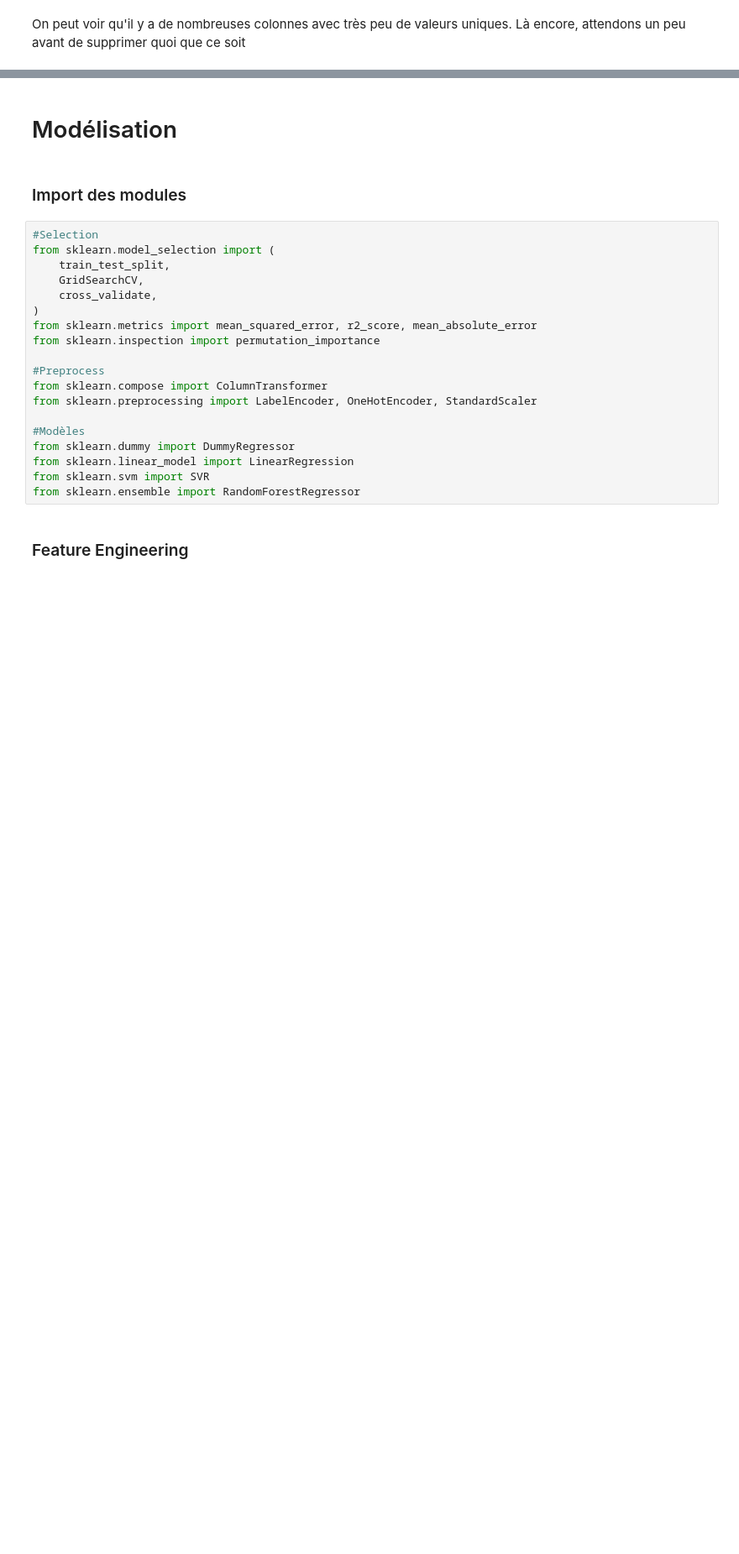
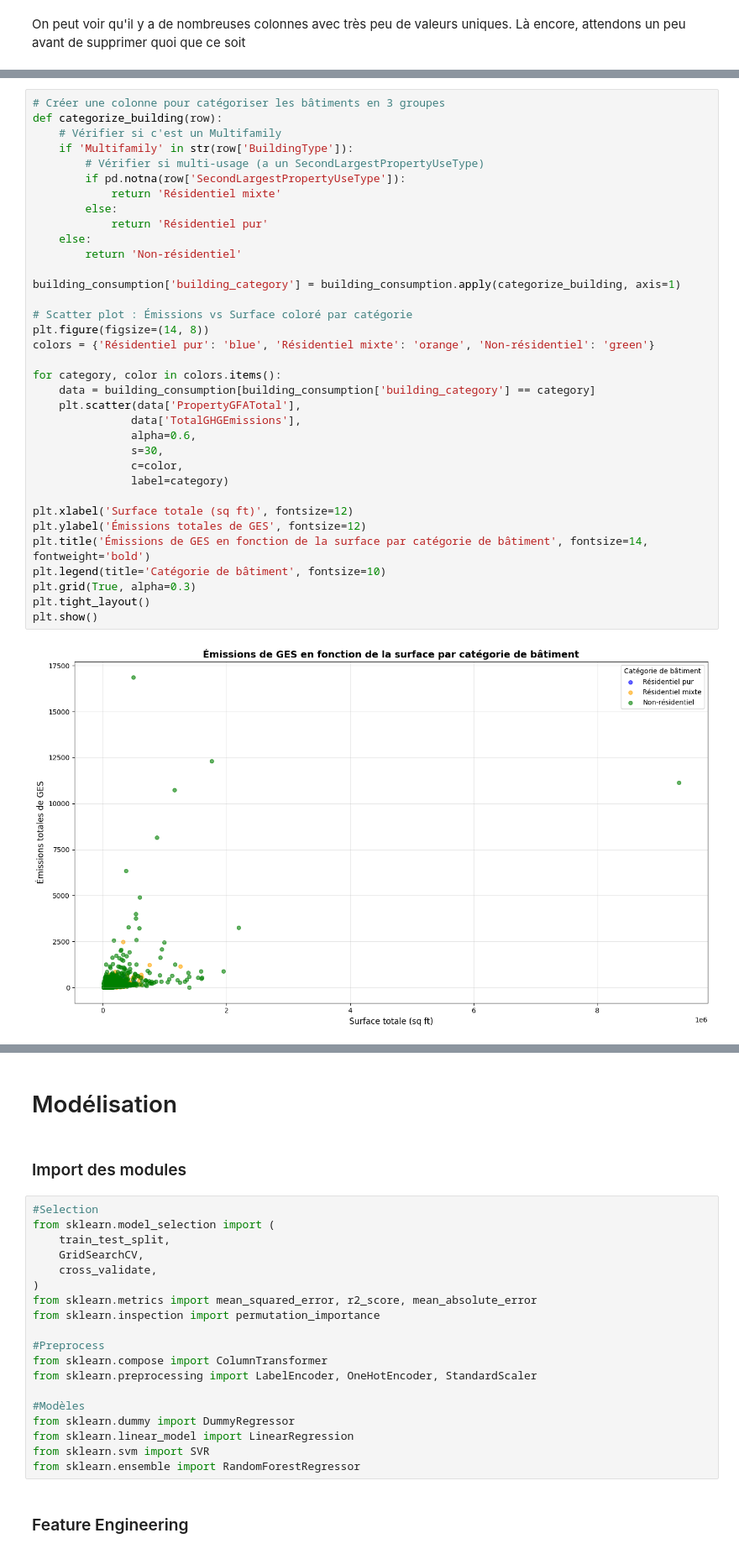
Before and after one commit to Hadri2T/OpenClassroom_projet_3, a Jupyter notebook: P3_template_modelistation_supervisee_data_scientist.ipynb, the cells around one changed output, grey strips where cells are left out. Shown at 84% size. Saved outputs shown, nothing was run; the diff lists cells and outputs as text; blank space fills up the shorter version.

```diff
--- a/P3_template_modelistation_supervisee_data_scientist.ipynb
+++ b/P3_template_modelistation_supervisee_data_scientist.ipynb
@@ -156,0 +245,37 @@ En mettant en évidence les building types, on se rend compte que certaines lign
+# %%
+# Créer une colonne pour catégoriser les bâtiments en 3 groupes
+def categorize_building(row):
+    # Vérifier si c'est un Multifamily
+    if 'Multifamily' in str(row['BuildingType']):
+        # Vérifier si multi-usage (a un SecondLargestPropertyUseType)
+        if pd.notna(row['SecondLargestPropertyUseType']):
+            return 'Résidentiel mixte'
+        else:
+            return 'Résidentiel pur'
+    else:
+        return 'Non-résidentiel'
+
+building_consumption['building_category'] = building_consumption.apply(categorize_building, axis=1)
+
+# Scatter plot : Émissions vs Surface coloré par catégorie
+plt.figure(figsize=(14, 8))
+colors = {'Résidentiel pur': 'blue', 'Résidentiel mixte': 'orange', 'Non-résidentiel': 'green'}
+
+for category, color in colors.items():
+    data = building_consumption[building_consumption['building_category'] == category]
+    plt.scatter(data['PropertyGFATotal'],
+               data['TotalGHGEmissions'],
+               alpha=0.6,
+               s=30,
+               c=color,
+               label=category)
+
+plt.xlabel('Surface totale (sq ft)', fontsize=12)
+plt.ylabel('Émissions totales de GES', fontsize=12)
+plt.title('Émissions de GES en fonction de la surface par catégorie de bâtiment', fontsize=14, fontweight='bold')
+plt.legend(title='Catégorie de bâtiment', fontsize=10)
+plt.grid(True, alpha=0.3)
+plt.tight_layout()
+plt.show()
+# %% [output]
+[figure, added]
```
Also changed, not shown: parts of 33 cells of this notebook.
